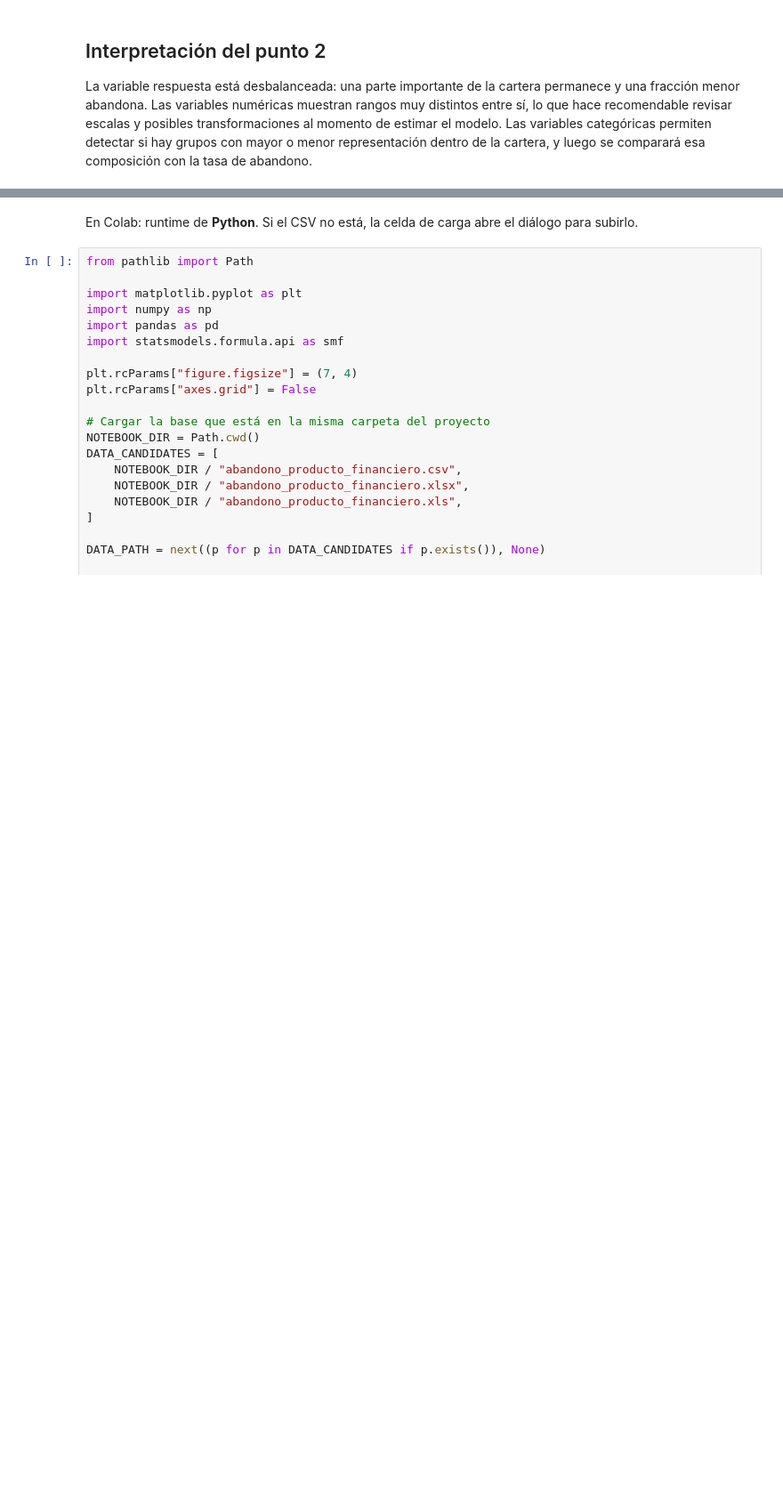
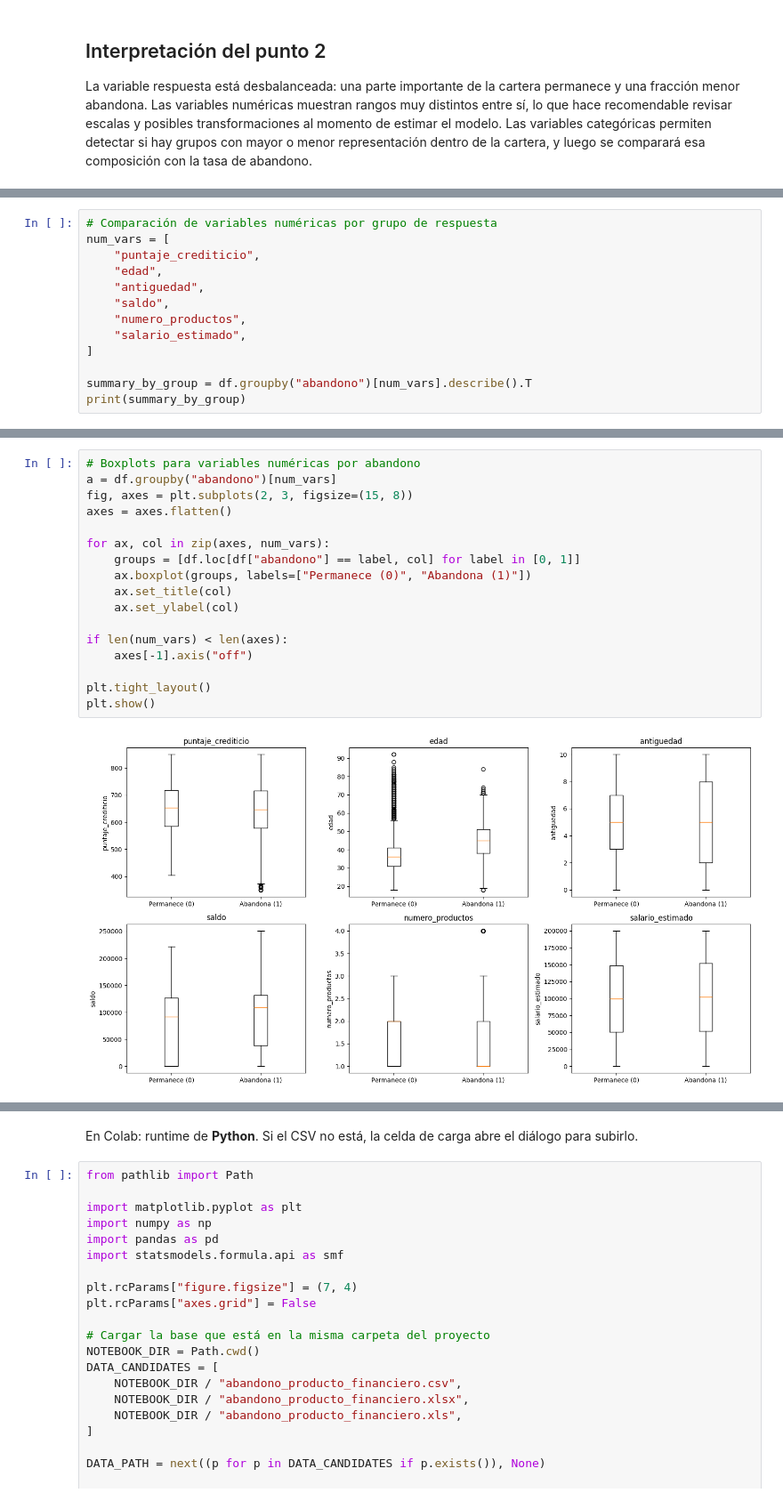
Before and after one commit to oggioni2004/Taller_Regresion_Logistica, a Jupyter notebook: Regresion_Logistica_German_Credit_Python.ipynb, the cells around one changed output, grey strips where cells are left out. Shown at 89% size. Drawn from its saved outputs; the diff is of its cells as text; blank space fills up the shorter version.

```diff
--- a/Regresion_Logistica_German_Credit_Python.ipynb
+++ b/Regresion_Logistica_German_Credit_Python.ipynb
@@ -166,0 +200,13 @@ La variable respuesta está desbalanceada: una parte importante de la cartera pe
+# %%
+# Comparación de variables numéricas por grupo de respuesta
+num_vars = [
+    "puntaje_crediticio",
+    "edad",
+    "antiguedad",
+    "saldo",
+    "numero_productos",
+    "salario_estimado",
+]
+
+summary_by_group = df.groupby("abandono")[num_vars].describe().T
+print(summary_by_group)
@@ -166,0 +231,19 @@ La variable respuesta está desbalanceada: una parte importante de la cartera pe
+# %%
+# Boxplots para variables numéricas por abandono
+a = df.groupby("abandono")[num_vars]
+fig, axes = plt.subplots(2, 3, figsize=(15, 8))
+axes = axes.flatten()
+
+for ax, col in zip(axes, num_vars):
+    groups = [df.loc[df["abandono"] == label, col] for label in [0, 1]]
+    ax.boxplot(groups, labels=["Permanece (0)", "Abandona (1)"])
+    ax.set_title(col)
+    ax.set_ylabel(col)
+
+if len(num_vars) < len(axes):
+    axes[-1].axis("off")
+
+plt.tight_layout()
+plt.show()
+# %% [output]
+[figure, added]
```
Also changed, not shown: parts of 10 cells of this notebook.
